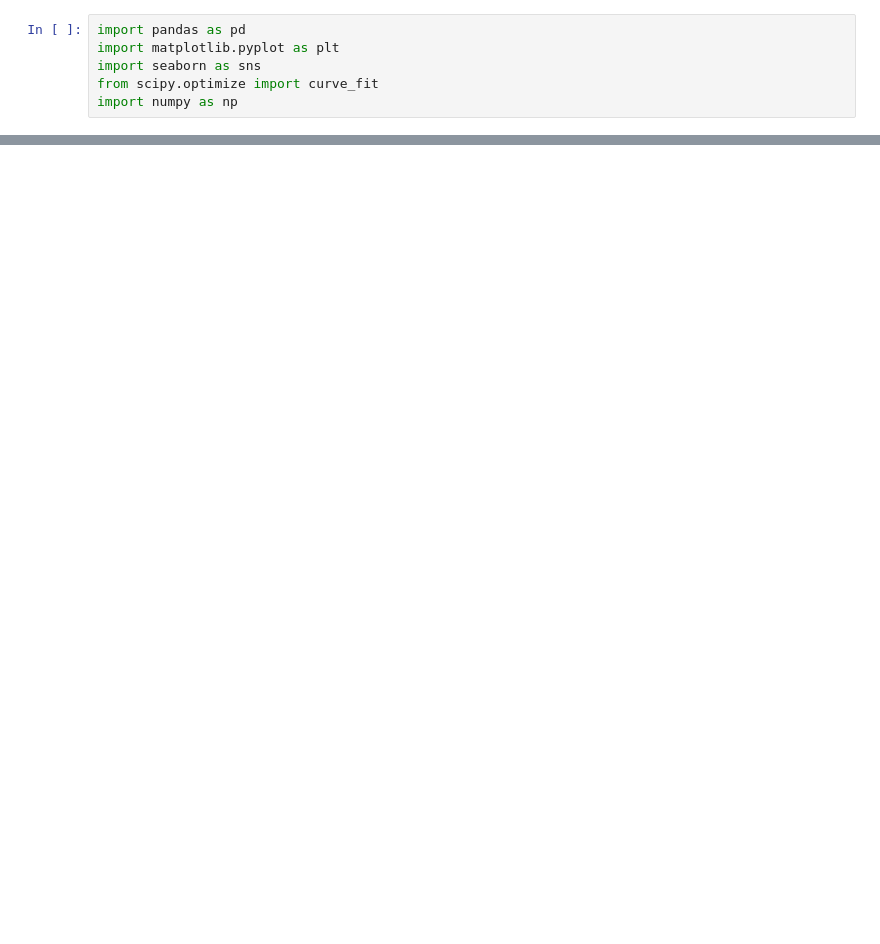
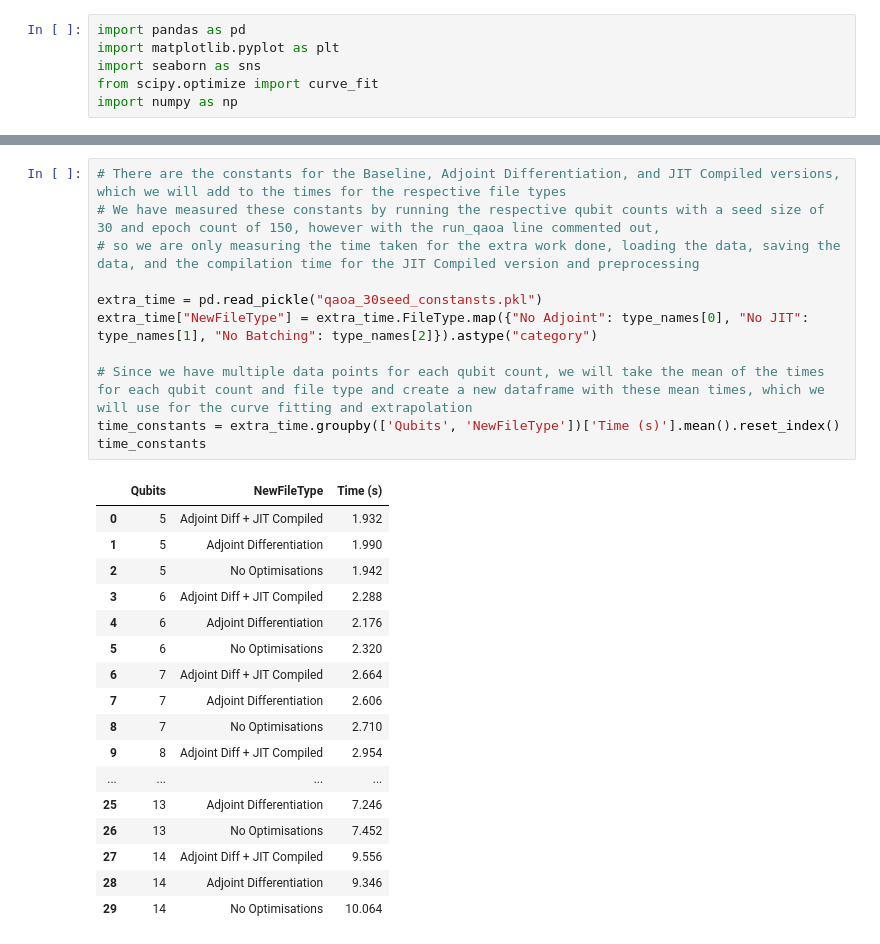
Before and after one commit to sebi-stewart/qml-protein-folding, a Jupyter notebook: runtime_plotting.ipynb, the cells around one changed output, grey strips where cells are left out. Saved outputs shown, nothing was run; the diff lists cells and outputs as text; blank space fills up the shorter version.

```diff
--- a/runtime_plotting.ipynb
+++ b/runtime_plotting.ipynb
@@ -28,3 +28,32 @@ for qubits in df['Qubits'].unique():
 df['Time (s)'] *= 60
 
 # We have additive constants for the compilation time of the Baseline, Adjoint Differentiation, and JIT Compiled versions,
+# %%
+# There are the constants for the Baseline, Adjoint Differentiation, and JIT Compiled versions, which we will add to the times for the respective file types
+# We have measured these constants by running the respective qubit counts with a seed size of 30 and epoch count of 150, however with the run_qaoa line commented out,
+# so we are only measuring the time taken for the extra work done, loading the data, saving the data, and the compilation time for the JIT Compiled version and preprocessing
+
+extra_time = pd.read_pickle("qaoa_30seed_constansts.pkl")
+extra_time["NewFileType"] = extra_time.FileType.map({"No Adjoint": type_names[0], "No JIT": type_names[1], "No Batching": type_names[2]}).astype("category")
+
+# Since we have multiple data points for each qubit count, we will take the mean of the times for each qubit count and file type and create a new dataframe with these mean times, which we will use for the curve fitting and extrapolation
+time_constants = extra_time.groupby(['Qubits', 'NewFileType'])['Time (s)'].mean().reset_index()
+time_constants
+# %% [output]
+|  | Qubits | NewFileType | Time (s) |
+| 0 | 5 | Adjoint Diff + JIT Compiled | 1.932 |
+| 1 | 5 | Adjoint Differentiation | 1.990 |
+| 2 | 5 | No Optimisations | 1.942 |
+| 3 | 6 | Adjoint Diff + JIT Compiled | 2.288 |
+| 4 | 6 | Adjoint Differentiation | 2.176 |
+| 5 | 6 | No Optimisations | 2.320 |
+| 6 | 7 | Adjoint Diff + JIT Compiled | 2.664 |
+| 7 | 7 | Adjoint Differentiation | 2.606 |
+| 8 | 7 | No Optimisations | 2.710 |
+| 9 | 8 | Adjoint Diff + JIT Compiled | 2.954 |
+| ... | ... | ... | ... |
+| 25 | 13 | Adjoint Differentiation | 7.246 |
+| 26 | 13 | No Optimisations | 7.452 |
+| 27 | 14 | Adjoint Diff + JIT Compiled | 9.556 |
+| 28 | 14 | Adjoint Differentiation | 9.346 |
+| 29 | 14 | No Optimisations | 10.064 |
```
Also changed, not shown: parts of 4 cells of this notebook, 5 other files.
